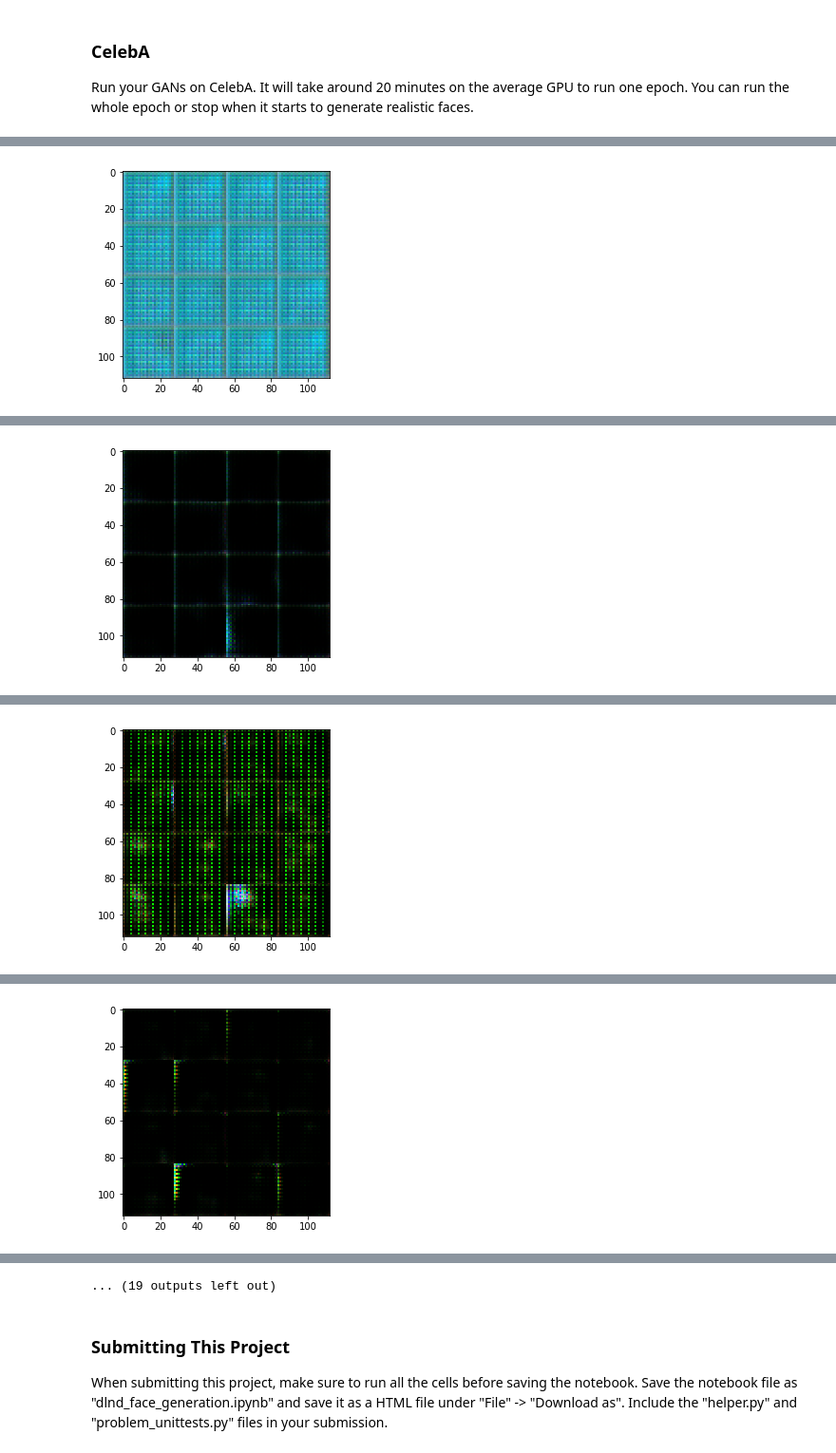
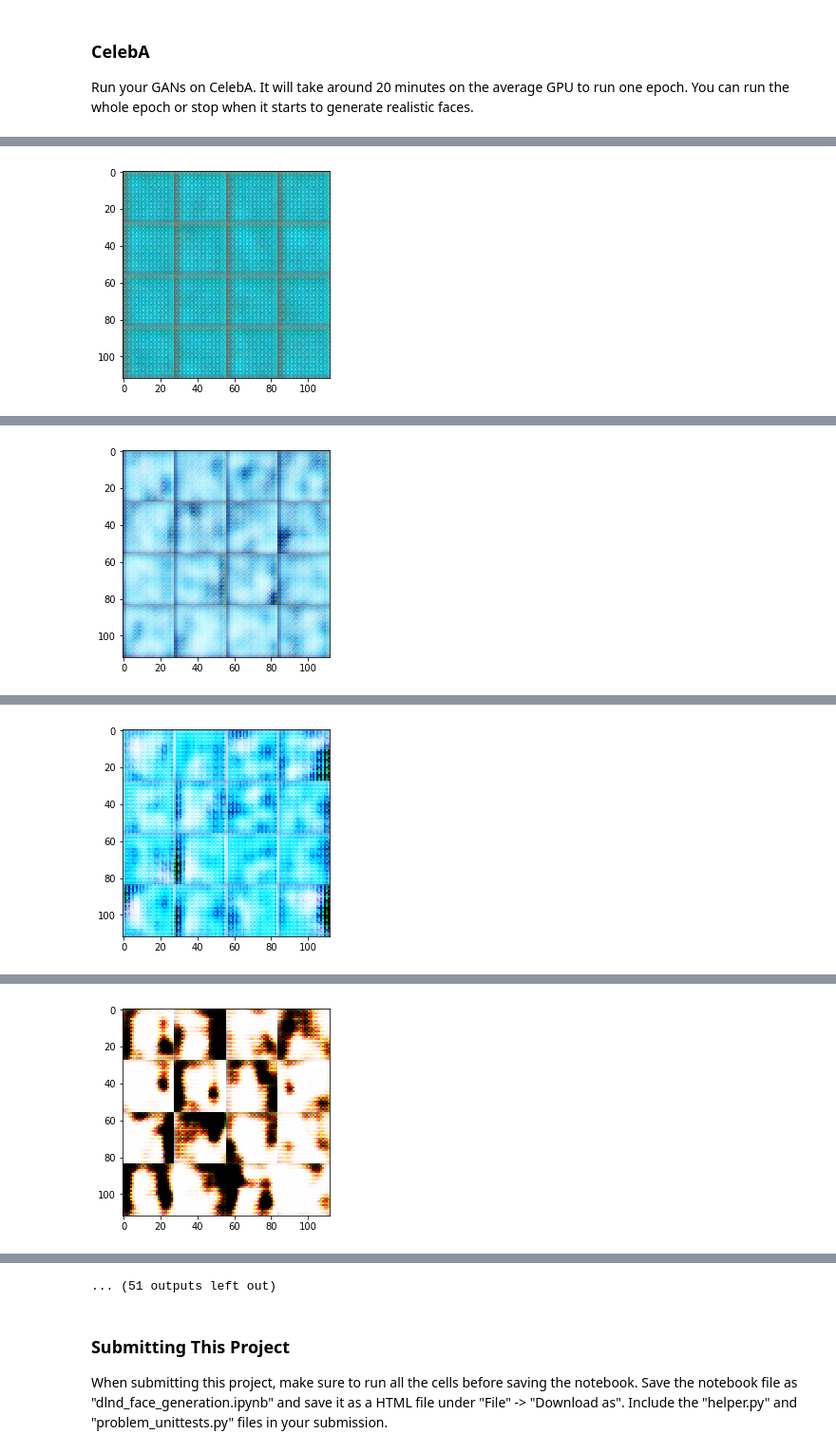
Before and after one commit to settinghead/project5-face-generation, a Jupyter notebook: dlnd_face_generation.ipynb, the cells around one changed output, grey strips where cells are left out. Shown at 95% size. Drawn from its saved outputs; the diff is of its cells as text; code cells hidden in the pictures.

```diff
--- a/dlnd_face_generation.ipynb
+++ b/dlnd_face_generation.ipynb
@@ -199,16 +202,19 @@ def generator(z, out_channel_dim, is_train=True):
         x1 = tf.layers.batch_normalization(x1, training=is_train)
         x1 = tf.maximum(alpha * x1, x1)
 
-        x2 = tf.layers.conv2d_transpose(x1, 256, 5, strides=2, padding='same')
+        x2 = tf.layers.conv2d_transpose(x1, 256, 5, strides=2, padding='same',
+                                       kernel_initializer=tf.contrib.layers.xavier_initializer())
         x2 = tf.layers.batch_normalization(x2, training=is_train)
         x2 = tf.maximum(alpha * x2, x2)
 
-        x3 = tf.layers.conv2d_transpose(x2, 128, 5, strides=2, padding='same')
+        x3 = tf.layers.conv2d_transpose(x2, 128, 5, strides=2, padding='same',
+                                       kernel_initializer=tf.contrib.layers.xavier_initializer())
         x3 = tf.layers.batch_normalization(x3, training=is_train)
         x3 = tf.maximum(alpha * x3, x3)
 
         # Output layer
-        logits = tf.layers.conv2d_transpose(x3, out_channel_dim, 5, strides=1, padding='same')
+        logits = tf.layers.conv2d_transpose(x3, out_channel_dim, 5, strides=1, padding='same',
+                                           kernel_initializer=tf.contrib.layers.xavier_initializer())
 
         out = tf.tanh(logits)
 
@@ -241,8 +247,10 @@ def model_loss(input_real, input_z, out_channel_dim):
     d_model_real, d_logits_real = discriminator(input_real)
     d_model_fake, d_logits_fake = discriminator(g_model, reuse=True)
 
+    # label smoothing
+    smooth = 0.1
     d_loss_real = tf.reduce_mean(
-        tf.nn.sigmoid_cross_entropy_with_logits(logits=d_logits_real, labels=tf.ones_like(d_model_real)))
+        tf.nn.sigmoid_cross_entropy_with_logits(logits=d_logits_real, labels=tf.ones_like(d_model_real)*(1.0 - smooth)))
     d_loss_fake = tf.reduce_mean(
         tf.nn.sigmoid_cross_entropy_with_logits(logits=d_logits_fake, labels=tf.zeros_like(d_model_fake)))
     g_loss = tf.reduce_mean(
@@ -354,7 +362,7 @@ def train(epoch_count, batch_size, z_dim, learning_rate, beta1, get_batches, dat
     d_opts, g_opts = model_opt(d_loss, g_loss, learning_rate, beta1)
     steps = 0
 
-    print_every=10
+    print_every=25
     show_every=100
 
     with tf.Session() as sess:
@@ -366,8 +374,23 @@ def train(epoch_count, batch_size, z_dim, learning_rate, beta1, get_batches, dat
 
                 batch_z = np.random.uniform(-1, 1, size=(batch_size, z_dim))
 
+
+                # From review:
+                # Tanh output of the generator is between -1 and 1,
+                # so we have to normalize the input images to be between -1 and 1.
+                # The reason is that both the MNIST and CelebA datasets were normalized between -0.5 and 0.5.
+                # A possible implementation for the necessary change is to add batch_images *= 2.0 before both sess.run(). As a result, the generator will be able to generate more realistic images with a higher contrast.
+
+                batch_images *= 2.0
+
+                # from review:
+                # You can do a 2:3 ratio of running the discriminator and generator.
+                # To be more specific, you can run the generator three times and run the discriminator twice.
+                # This will yield better results due to the extra training steps for both the generator and discriminator
+
                 _ = sess.run(d_opts, feed_dict={input_real: batch_images, input_z: batch_z })
-                _ = sess.run(g_opts, feed_dict={input_z: batch_z})
+                if steps % 3 != 0:
+                    _ = sess.run(g_opts, feed_dict={input_z: batch_z})
 
                 if steps % print_every == 0:
                     train_loss_d = d_loss.eval({input_z: batch_z, input_real: batch_images})
@@ -471,10 +457,10 @@ Epoch 2/2... Discriminator Loss: 0.9951... Generator Loss: 1.1078
 ### CelebA
 Run your GANs on CelebA.  It will take around 20 minutes on the average GPU to run one epoch.  You can run the whole epoch or stop when it starts to generate realistic faces.
 # %%
-batch_size = 128
-z_dim = 100
-learning_rate = 0.0002
-beta1 = 0.5
+batch_size = 64
+z_dim = 128
+learning_rate = 0.0004
+beta1 = 0.45
 
 
 """
@@ -501 +480 @@ Epoch 1/1... Discriminator Loss: 0.9765... Generator Loss: 1.2730
-[figure, old version]
+[figure, new version]
@@ -512 +485 @@ Epoch 1/1... Discriminator Loss: 0.5924... Generator Loss: 1.4378
-[figure, old version]
+[figure, new version]
@@ -523 +490 @@ Epoch 1/1... Discriminator Loss: 0.3562... Generator Loss: 2.1833
-[figure, old version]
+[figure, new version]
@@ -534 +495 @@ Epoch 1/1... Discriminator Loss: 0.3888... Generator Loss: 1.6896
-[figure, old version]
+[figure, new version]
@@ -557,4 +506,4 @@ Epoch 1/1... Discriminator Loss: 0.8710... Generator Loss: 1.2104
-... (19 outputs left out)
+... (51 outputs left out)
 # %% [markdown]
 ### Submitting This Project
 When submitting this project, make sure to run all the cells before saving the notebook. Save the notebook file as "dlnd_face_generation.ipynb" and save it as a HTML file under "File" -> "Download as". Include the "helper.py" and "problem_unittests.py" files in your submission.
```
Also changed, not shown: parts of 3 cells of this notebook, 1 other file.
